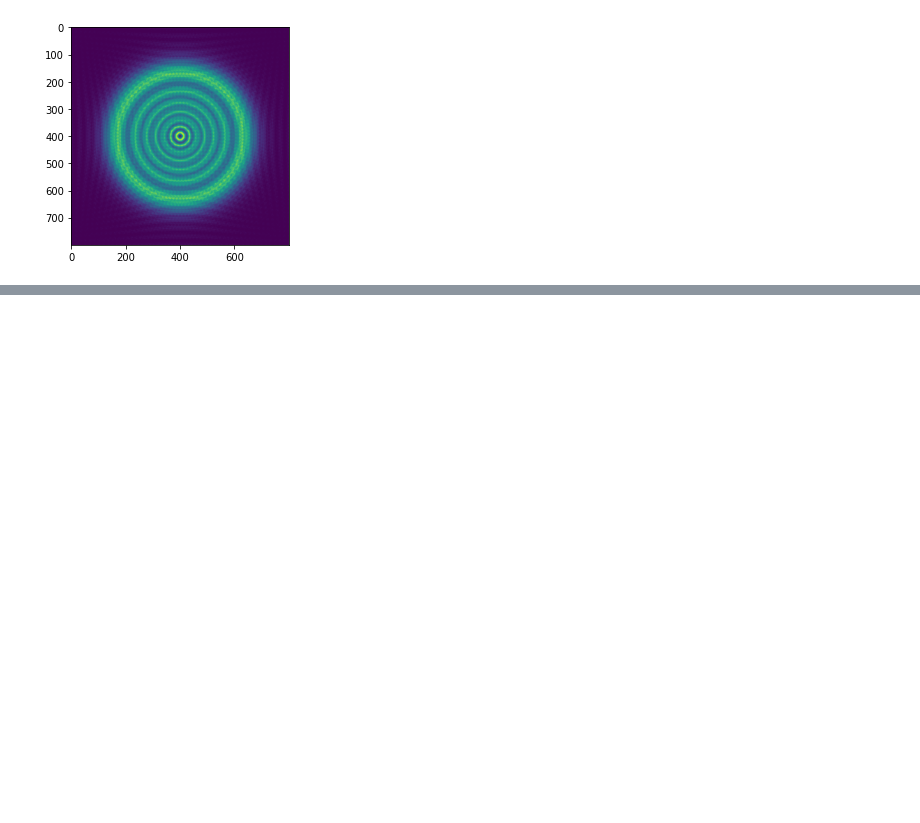
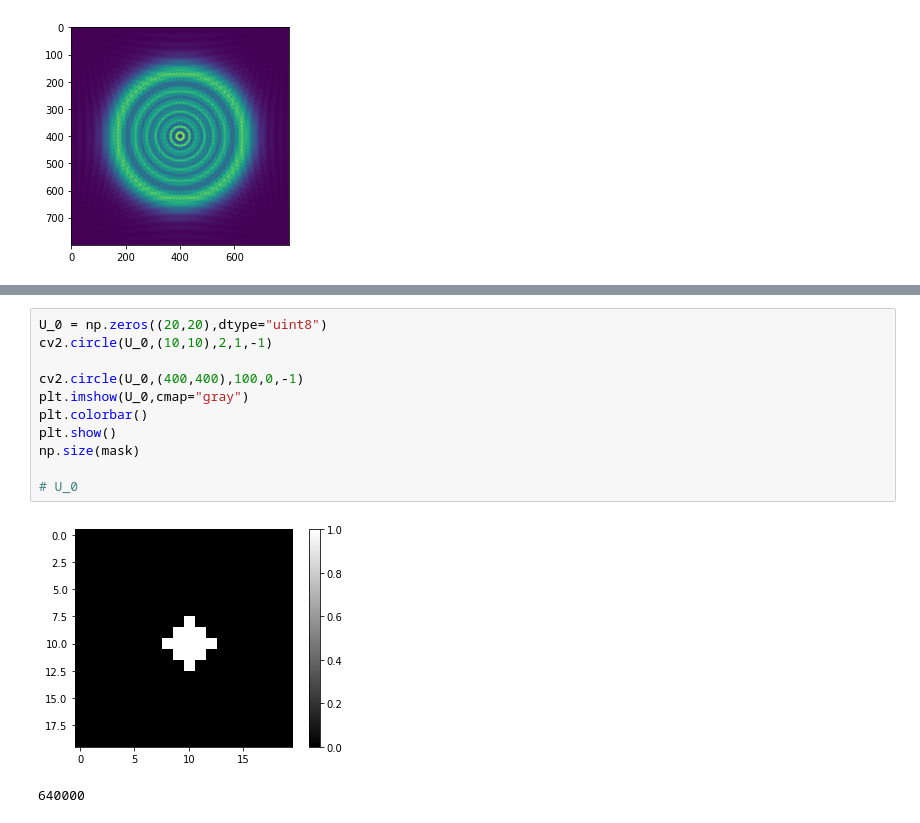
Before and after one commit to JuanDaAC/OpticalInstruments, a Jupyter notebook: Entrega 2/Pruebas/Angular.ipynb, the cells around one changed output, grey strips where cells are left out. Saved outputs shown, nothing was run; the diff lists cells and outputs as text; blank space fills up the shorter version.

```diff
--- a/Entrega 2/Pruebas/Angular.ipynb
+++ b/Entrega 2/Pruebas/Angular.ipynb
@@ -75,0 +103,14 @@ plt.show()
+# %%
+U_0 = np.zeros((20,20),dtype="uint8")
+cv2.circle(U_0,(10,10),2,1,-1)
+
+cv2.circle(U_0,(400,400),100,0,-1)
+plt.imshow(U_0,cmap="gray")
+plt.colorbar()
+plt.show()
+np.size(mask)
+
+# U_0
+# %% [output]
+[figure, added]
+640000
```
Also changed, not shown: parts of 2 cells of this notebook, 2 other files.
